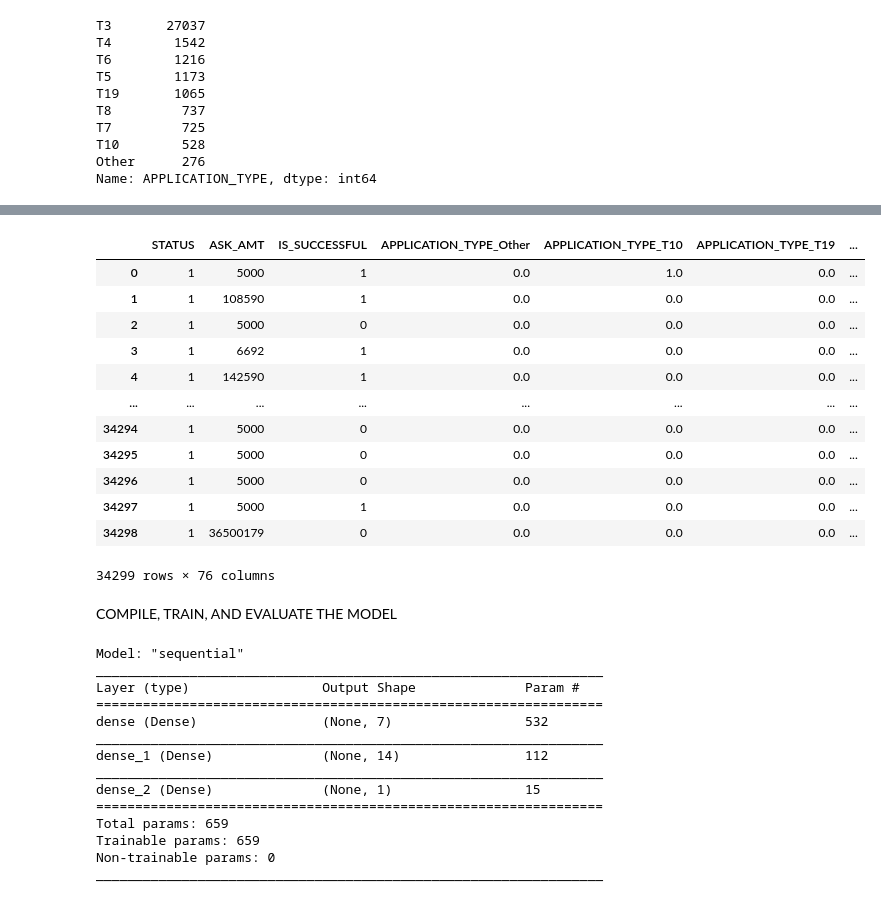
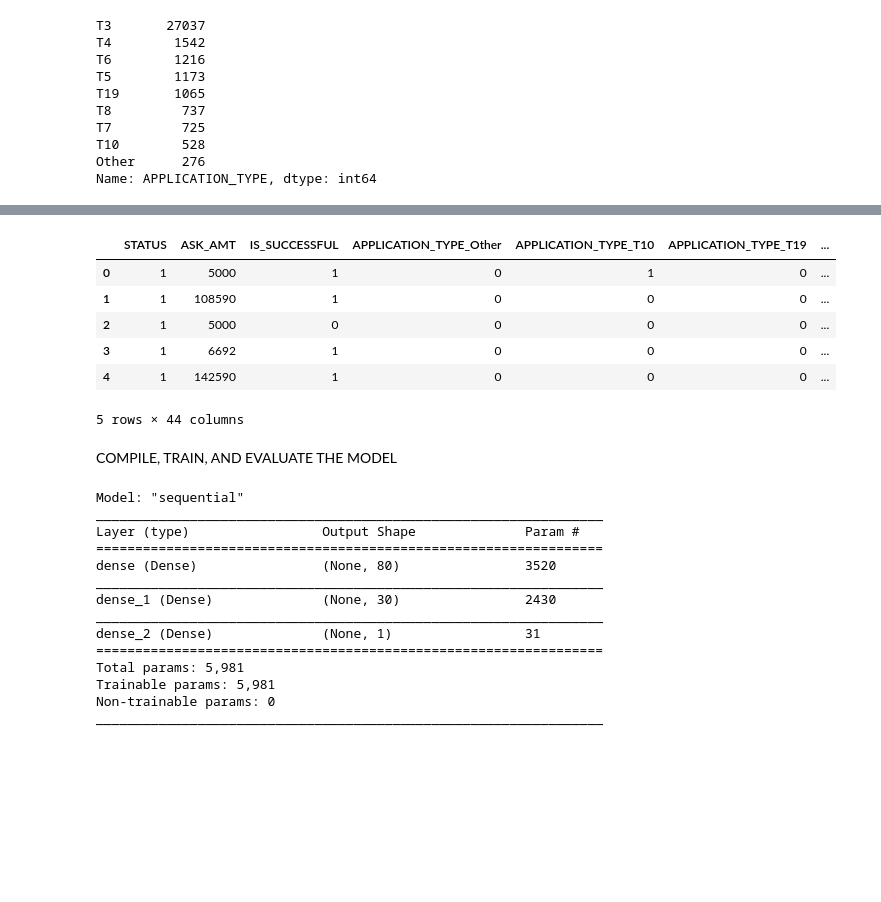
Before and after one commit to mmheredia/Charity-Funding-Predictor, a Jupyter notebook: Charity_Starter.ipynb, the cells around one changed output, grey strips where cells are left out. Drawn from its saved outputs; the diff is of its cells as text; code cells hidden in the pictures; blank space fills up the shorter version.

```diff
--- a/Charity_Starter.ipynb
+++ b/Charity_Starter.ipynb
@@ -76,5 +75,7 @@ Name: APPLICATION_TYPE, dtype: int64
 # Choose a cutoff value and create a list of application types to be replaced
 # use the variable name `application_types_to_replace`
 
-application_types_to_replace = list(app_counts[app_counts<500].index)
-application_types_to_replace
+application_counts = application_df['APPLICATION_TYPE'].value_counts().to_frame().reset_index()
+
+app_counts = application_counts.loc[application_counts['APPLICATION_TYPE'] < 500]
+application_types_to_replace = app_counts['index'].tolist()
@@ -145,5 +142,7 @@ Name: CLASSIFICATION, dtype: int64
 # Choose a cutoff value and create a list of classifications to be replaced
 # use the variable name `classifications_to_replace`
 
-classifications_to_replace = list(classification_filtered[classification_filtered<100].index)
-classifications_to_replace
+classification_counts = application_df['CLASSIFICATION'].value_counts().to_frame().reset_index()
+
+class_counts = classification_counts.loc[classification_counts['CLASSIFICATION'] < 1000]
+classifications_to_replace = class_counts['index'].tolist()
@@ -195,22 +166,16 @@ Name: CLASSIFICATION, dtype: int64
 # %%
 # Convert categorical data to numeric with `pd.get_dummies`
 
-application_converted = pd.get_dummies(application_df, dtype=float)
-application_converted
+application_converted = pd.get_dummies(application_df, prefix=['APPLICATION_TYPE', 'AFFILIATION','CLASSIFICATION','USE_CASE','ORGANIZATION','INCOME_AMT','SPECIAL_CONSIDERATIONS'])
+application_converted.head()
 # %% [output]
 |  | STATUS | ASK_AMT | IS_SUCCESSFUL | APPLICATION_TYPE_Other | APPLICATION_TYPE_T10 | APPLICATION_TYPE_T19 | ... |
-| 0 | 1 | 5000 | 1 | 0.0 | 1.0 | 0.0 | ... |
-| 1 | 1 | 108590 | 1 | 0.0 | 0.0 | 0.0 | ... |
-| 2 | 1 | 5000 | 0 | 0.0 | 0.0 | 0.0 | ... |
-| 3 | 1 | 6692 | 1 | 0.0 | 0.0 | 0.0 | ... |
-| 4 | 1 | 142590 | 1 | 0.0 | 0.0 | 0.0 | ... |
-| ... | ... | ... | ... | ... | ... | ... | ... |
-| 34294 | 1 | 5000 | 0 | 0.0 | 0.0 | 0.0 | ... |
-| 34295 | 1 | 5000 | 0 | 0.0 | 0.0 | 0.0 | ... |
-| 34296 | 1 | 5000 | 0 | 0.0 | 0.0 | 0.0 | ... |
-| 34297 | 1 | 5000 | 1 | 0.0 | 0.0 | 0.0 | ... |
-| 34298 | 1 | 36500179 | 0 | 0.0 | 0.0 | 0.0 | ... |
+| 0 | 1 | 5000 | 1 | 0 | 1 | 0 | ... |
+| 1 | 1 | 108590 | 1 | 0 | 0 | 0 | ... |
+| 2 | 1 | 5000 | 0 | 0 | 0 | 0 | ... |
+| 3 | 1 | 6692 | 1 | 0 | 0 | 0 | ... |
+| 4 | 1 | 142590 | 1 | 0 | 0 | 0 | ... |
-34299 rows × 76 columns
+5 rows × 44 columns
 # %%
 # Split our preprocessed data into our features and target arrays
 
@@ -233,38 +198,38 @@ X_test_scaled = X_scaler.transform(X_test)
 # %% [markdown]
 COMPILE, TRAIN, AND EVALUATE THE MODEL
 # %%
-# Define the model - deep neural net, i.e., the number of input features and hidden nodes for each layer.
-
-number_input_features = len( X_train_scaled[0])
-hidden_nodes_layer1=7
-hidden_nodes_layer2=14
+# Define the model -
 
 nn = tf.keras.models.Sequential()
 
 # First hidden layer
-nn.add(tf.keras.layers.Dense(units=hidden_nodes_layer1, input_dim=number_input_features, activation='relu'))
+
+nn.add(tf.keras.layers.Dense(units=80, activation="relu", input_dim=43))
 
 # Second hidden layer
-nn.add(tf.keras.layers.Dense(units=hidden_nodes_layer2, activation='relu'))
+
+nn.add(tf.keras.layers.Dense(units=30, activation="relu"))
 
 # Output layer
-nn.add(tf.keras.layers.Dense(units=1, activation='sigmoid'))
+
+nn.add(tf.keras.layers.Dense(units=1, activation="sigmoid"))
 
 # Check the structure of the model
+
 nn.summary()
 # %% [output]
 Model: "sequential"
 _________________________________________________________________
 Layer (type)                 Output Shape              Param #
 =================================================================
-dense (Dense)                (None, 7)                 532
+dense (Dense)                (None, 80)                3520
 _________________________________________________________________
-dense_1 (Dense)              (None, 14)                112
+dense_1 (Dense)              (None, 30)                2430
 _________________________________________________________________
-dense_2 (Dense)              (None, 1)                 15
+dense_2 (Dense)              (None, 1)                 31
 =================================================================
-Total params: 659
-Trainable params: 659
+Total params: 5,981
+Trainable params: 5,981
 Non-trainable params: 0
 _________________________________________________________________
 # %%
```
Also changed, not shown: parts of 8 cells of this notebook, 10 other files.
